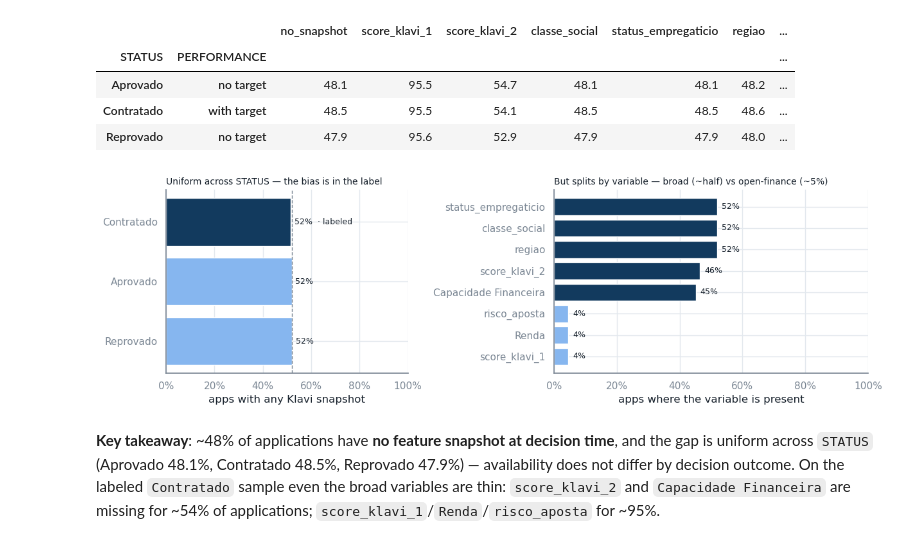
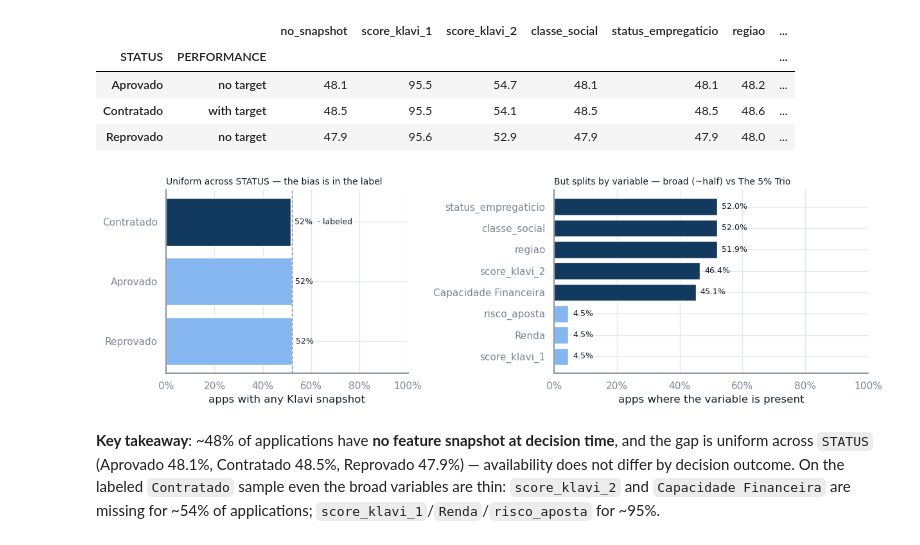
Before and after one commit to nocedan/credit-policy-analisys, a Jupyter notebook: notebooks/1.0-dn-initial-data-exploration.ipynb, the cells around one changed output. Cells and saved outputs as stored; diff of their text form; code cells hidden in the pictures.

```diff
--- a/notebooks/1.0-dn-initial-data-exploration.ipynb
+++ b/notebooks/1.0-dn-initial-data-exploration.ipynb
@@ -204,7 +204,7 @@ coverage_pct
 # %%
 # Deck figure (slide 3) — two cuts of Klavi snapshot coverage:
 #   (left)  uniform across STATUS -> the selection bias is in the *label*, not availability;
-#   (right) but it splits hard by *variable* into two tiers -- broad (~half) vs open-finance (~5%).
+#   (right) but it splits hard by *variable* into two tiers -- broad (~half) vs The 5% Trio.
 cov_by_status = coverage.reset_index().groupby("STATUS")[["n", "no_snapshot"]].sum()
 cov_by_status["pct_with_snapshot"] = (1 - cov_by_status["no_snapshot"] / cov_by_status["n"]) * 100
 cov_by_status = cov_by_status.loc[["Reprovado", "Aprovado", "Contratado"]]
@@ -217,37 +217,37 @@ cov_by_var = ((1 - coverage[ORIG_VARS].sum() / tot) * 100).sort_values()
 
 fig, (ax_s, ax_v) = plt.subplots(1, 2, figsize=(12.5, 3.9), gridspec_kw={"width_ratios": [1, 1.3]})
 
 # left: coverage by STATUS (uniform) — Contratado highlighted as the only labeled slice
 colors = [palette.FUNNEL["Reprovado"], palette.FUNNEL["Reprovado"], palette.BRAND]
 bars = ax_s.barh(cov_by_status.index, cov_by_status["pct_with_snapshot"], color=colors)
 ax_s.axvline(52, color=palette.REF_LINE, ls="--", lw=1)
 ax_s.set_xlim(0, 100)
 ax_s.xaxis.set_major_formatter(plt.matplotlib.ticker.PercentFormatter(100))
 ax_s.set_xlabel("apps with any Klavi snapshot")
 ax_s.set_title("Uniform across STATUS — the bias is in the label", fontsize=10, loc="left")
 for status, bar in zip(cov_by_status.index, bars):
     tag = "  · labeled" if status == "Contratado" else ""
     ax_s.text(bar.get_width() + 1.5, bar.get_y() + bar.get_height() / 2,
               f"{cov_by_status.loc[status, 'pct_with_snapshot']:.0f}%{tag}", va="center", fontsize=9)
 
-# right: coverage by variable, two tiers (broad ~half = navy, open-finance ~5% = light blue)
+# right: coverage by variable, two tiers (broad ~half = navy, The 5% Trio = light blue)
 BROAD_CUT = 20  # split point between the two coverage behaviours
 vcolors = [palette.BRAND if v >= BROAD_CUT else palette.FUNNEL["Reprovado"] for v in cov_by_var]
 vbars = ax_v.barh(cov_by_var.index, cov_by_var.values, color=vcolors)
 ax_v.set_xlim(0, 100)
 ax_v.xaxis.set_major_formatter(plt.matplotlib.ticker.PercentFormatter(100))
 ax_v.set_xlabel("apps where the variable is present")
-ax_v.set_title("But splits by variable — broad (~half) vs open-finance (~5%)", fontsize=10, loc="left")
+ax_v.set_title("But splits by variable — broad (~half) vs The 5% Trio", fontsize=10, loc="left")
 for v, bar in zip(cov_by_var.values, vbars):
     ax_v.text(bar.get_width() + 1.5, bar.get_y() + bar.get_height() / 2,
-              f"{v:.0f}%", va="center", fontsize=9)
+              f"{v:.1f}%", va="center", fontsize=9)
 
 sns.despine()
 plt.tight_layout()
 save_fig(fig, "fig_coverage_by_status.png", FIG_DIR)
 plt.show()
 # %% [output]
-[figure, old version]
+[figure, new version]
 # %% [markdown]
 **Key takeaway**: ~48% of applications have **no feature snapshot at decision time**, and the gap is uniform across `STATUS` (Aprovado 48.1%, Contratado 48.5%, Reprovado 47.9%) — availability does not differ by decision outcome. On the labeled `Contratado` sample even the broad variables are thin: `score_klavi_2` and `Capacidade Financeira` are missing for ~54% of applications; `score_klavi_1`/`Renda`/`risco_aposta` for ~95%.
 # %% [markdown]
```
Also changed, not shown: 2 other files.
